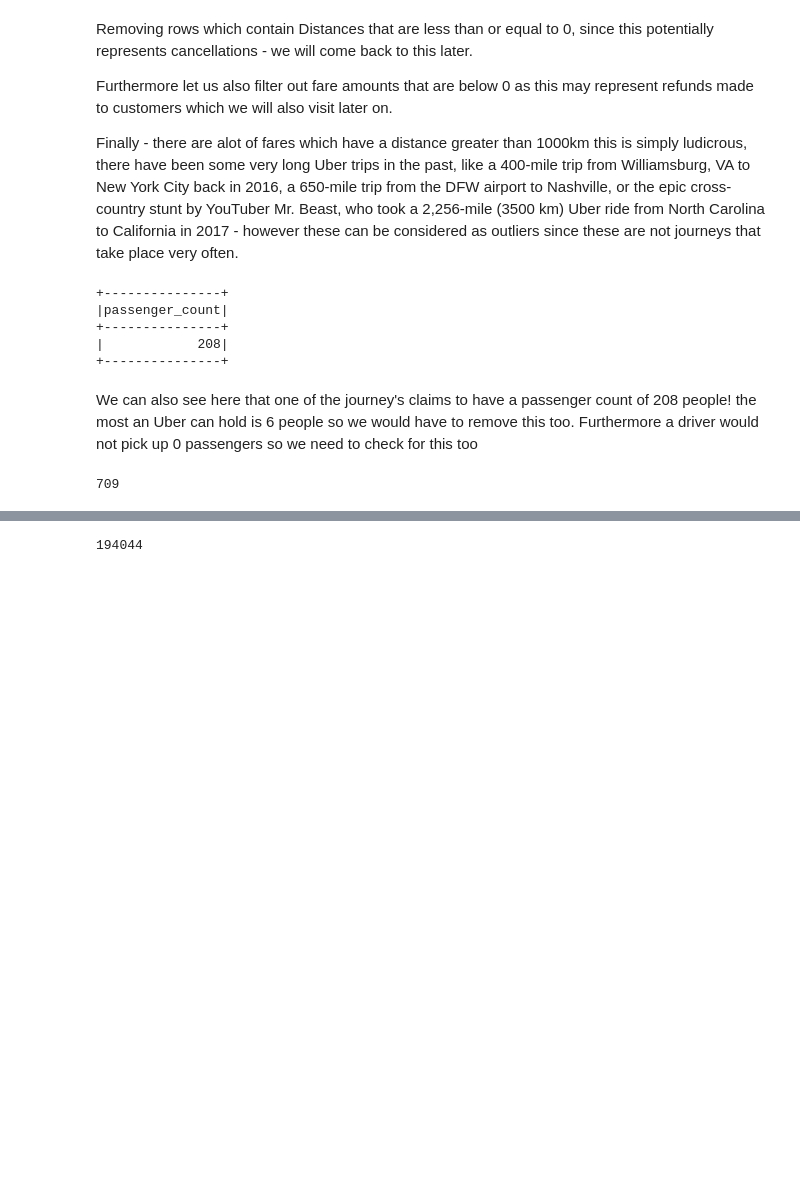
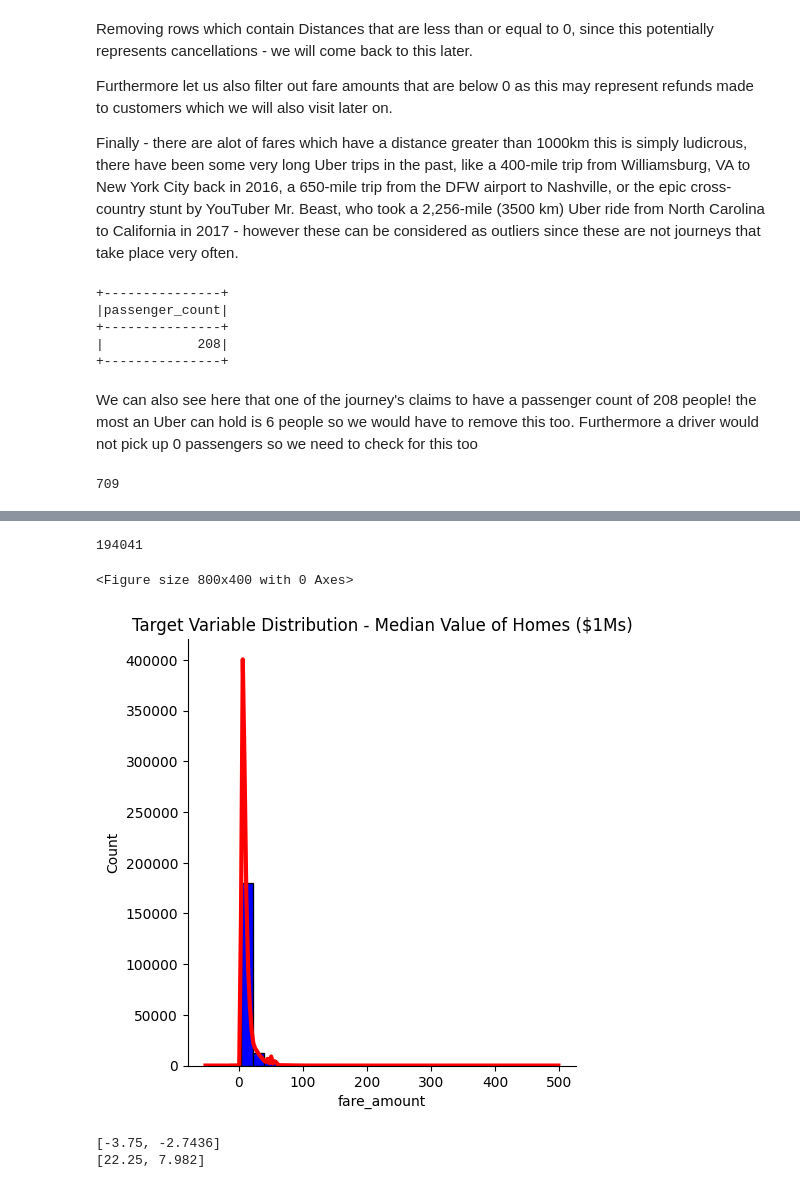
Before and after one commit to Eros-code/apache-spark-practice, a Jupyter notebook: uber-analysis.ipynb, the cells around one changed output, grey strips where cells are left out. Drawn from its saved outputs; the diff is of its cells as text; code cells hidden in the pictures; blank space fills up the shorter version.

```diff
--- a/uber-analysis.ipynb
+++ b/uber-analysis.ipynb
@@ -290,7 +314,7 @@ df_journey.select(df_journey["passenger_count"]).filter(df_journey["passenger_co
 # %%
 df_journey.createOrReplaceTempView("distance_table")
 
-sqlDF = spark.sql("SELECT fare_amount, journey_distance FROM mytable WHERE journey_distance > 0 and fare_amount > 0 and passenger_count < 7 and passenger_count > 0")
+sqlDF = spark.sql("SELECT fare_amount, journey_distance FROM mytable WHERE journey_distance > 0 and fare_amount > 1 and passenger_count < 7 and passenger_count > 0")
 sqlDF.count()
 # %% [output]
-194044
+194041
@@ -298,0 +321,26 @@ import matplotlib.pyplot as plt
+# %%
+plt.figure(figsize=[8,4])
+sns.displot(df_journey.toPandas()['fare_amount'], kde=True, color='red', bins=30, line_kws={'lw': 3}, facecolor='blue', edgecolor='black')
+plt.title('Target Variable Distribution - Median Value of Homes ($1Ms)')
+plt.show()
+# %% [output]
+<Figure size 800x400 with 0 Axes>
+[figure, added]
+# %%
+lower_list = []
+upper_list = []
+for col in sqlDF.columns:
+    median = sqlDF.agg(func.expr(f"approx_percentile({col}, 0.5)").alias(f"median({col})")).collect()[0][0]
+    Q3 = sqlDF.agg(func.expr(f"approx_percentile({col}, 0.75)").alias(f"Q3({col})")).collect()[0][0]
+    Q1 = sqlDF.agg(func.expr(f"approx_percentile({col}, 0.25)").alias(f"Q1({col})")).collect()[0][0]
+    iqr = Q3 - Q1
+    LB = Q1-1.5*iqr
+    UB = Q3+1.5*iqr
+    lower_list.append(LB)
+    upper_list.append(UB)
+
+print(lower_list)
+print(upper_list)
+# %% [output]
+[-3.75, -2.7436]
+[22.25, 7.982]
```
Also changed, not shown: parts of 11 cells of this notebook.
